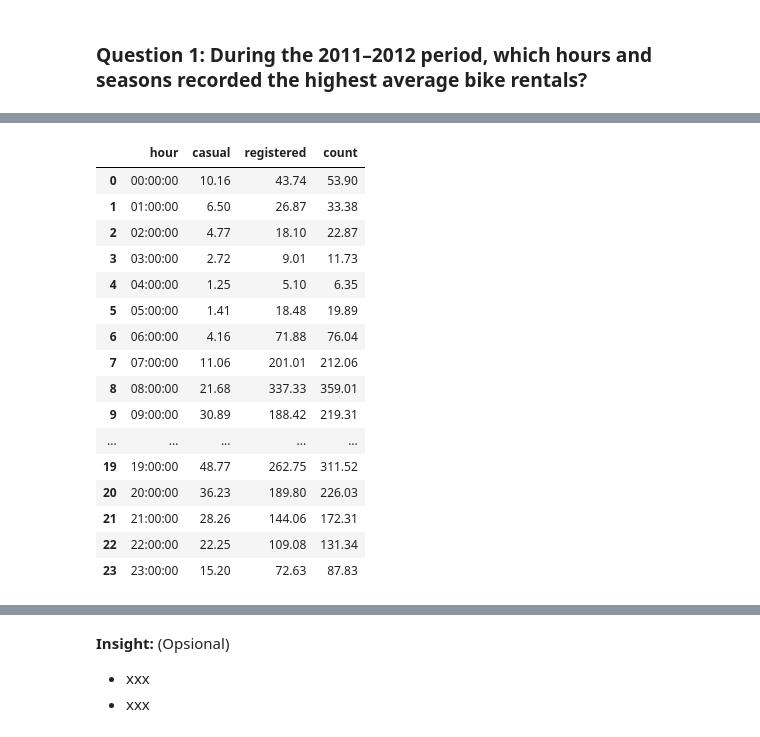
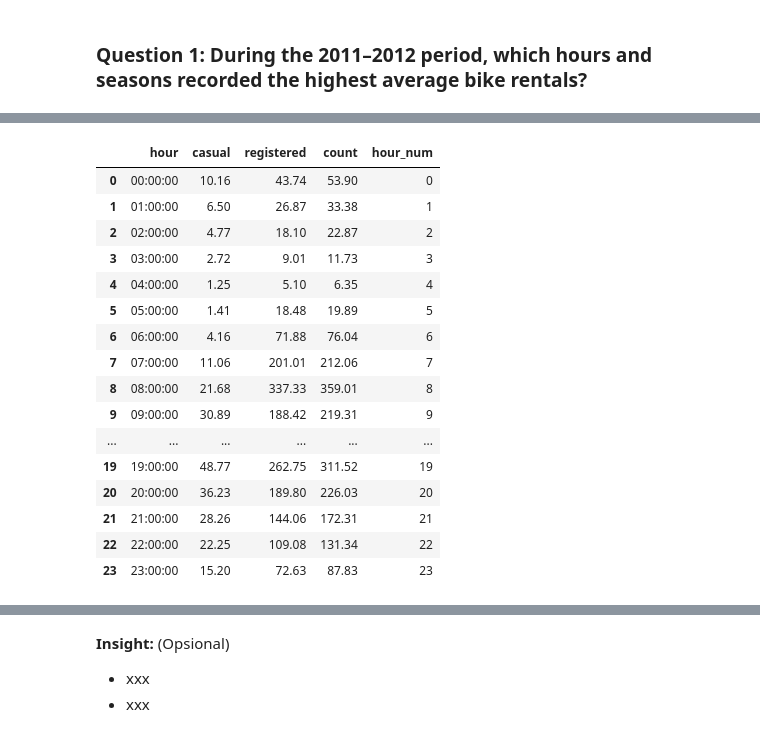
Before and after one commit to muchammadwr/bike-sharing-analytics, a Jupyter notebook: notebook.ipynb, the cells around one changed output, grey strips where cells are left out. Cells and saved outputs as stored; diff of their text form; code cells hidden in the pictures.

```diff
--- a/notebook.ipynb
+++ b/notebook.ipynb
@@ -332,7 +339,7 @@ hourly_df.rename(columns=hourly_column, inplace=True)
 hourly_df["date"] = pd.to_datetime(hourly_df["date"])
 # %%
 # Categorical season column
-season = {1: "springer", 2: "summer", 3: "fall", 4: "winter"}
+season = {1: "Springer", 2: "Summer", 3: "Fall", 4: "Winter"}
 
 hourly_df["season"] = hourly_df["season"].replace(season)
 # %%
@@ -753,21 +777,32 @@ hourly_df[num]
 # %%
-highest_average_rentals = hourly_df.groupby("hour")[["casual", "registered", "count"]].mean().round(2).reset_index()
+# Average of count and part
+highest_average_rentals = (
+    hourly_df.groupby("hour")[["casual", "registered", "count"]]
+    .mean()
+    .round(2)
+    .reset_index()
+)
+
+highest_average_rentals["hour_num"] = highest_average_rentals["hour"].apply(
+    lambda x: x.hour
+)
+
 highest_average_rentals
 # %% [output]
-|  | hour | casual | registered | count |
-| 0 | 00:00:00 | 10.16 | 43.74 | 53.90 |
-| 1 | 01:00:00 | 6.50 | 26.87 | 33.38 |
-| 2 | 02:00:00 | 4.77 | 18.10 | 22.87 |
-| 3 | 03:00:00 | 2.72 | 9.01 | 11.73 |
-| 4 | 04:00:00 | 1.25 | 5.10 | 6.35 |
-| 5 | 05:00:00 | 1.41 | 18.48 | 19.89 |
-| 6 | 06:00:00 | 4.16 | 71.88 | 76.04 |
-| 7 | 07:00:00 | 11.06 | 201.01 | 212.06 |
-| 8 | 08:00:00 | 21.68 | 337.33 | 359.01 |
-| 9 | 09:00:00 | 30.89 | 188.42 | 219.31 |
-| ... | ... | ... | ... | ... |
-| 19 | 19:00:00 | 48.77 | 262.75 | 311.52 |
-| 20 | 20:00:00 | 36.23 | 189.80 | 226.03 |
-| 21 | 21:00:00 | 28.26 | 144.06 | 172.31 |
-| 22 | 22:00:00 | 22.25 | 109.08 | 131.34 |
-| 23 | 23:00:00 | 15.20 | 72.63 | 87.83 |
+|  | hour | casual | registered | count | hour_num |
+| 0 | 00:00:00 | 10.16 | 43.74 | 53.90 | 0 |
+| 1 | 01:00:00 | 6.50 | 26.87 | 33.38 | 1 |
+| 2 | 02:00:00 | 4.77 | 18.10 | 22.87 | 2 |
+| 3 | 03:00:00 | 2.72 | 9.01 | 11.73 | 3 |
+| 4 | 04:00:00 | 1.25 | 5.10 | 6.35 | 4 |
+| 5 | 05:00:00 | 1.41 | 18.48 | 19.89 | 5 |
+| 6 | 06:00:00 | 4.16 | 71.88 | 76.04 | 6 |
+| 7 | 07:00:00 | 11.06 | 201.01 | 212.06 | 7 |
+| 8 | 08:00:00 | 21.68 | 337.33 | 359.01 | 8 |
+| 9 | 09:00:00 | 30.89 | 188.42 | 219.31 | 9 |
+| ... | ... | ... | ... | ... | ... |
+| 19 | 19:00:00 | 48.77 | 262.75 | 311.52 | 19 |
+| 20 | 20:00:00 | 36.23 | 189.80 | 226.03 | 20 |
+| 21 | 21:00:00 | 28.26 | 144.06 | 172.31 | 21 |
+| 22 | 22:00:00 | 22.25 | 109.08 | 131.34 | 22 |
+| 23 | 23:00:00 | 15.20 | 72.63 | 87.83 | 23 |
```
Also changed, not shown: parts of 86 cells of this notebook, 1 other file.
